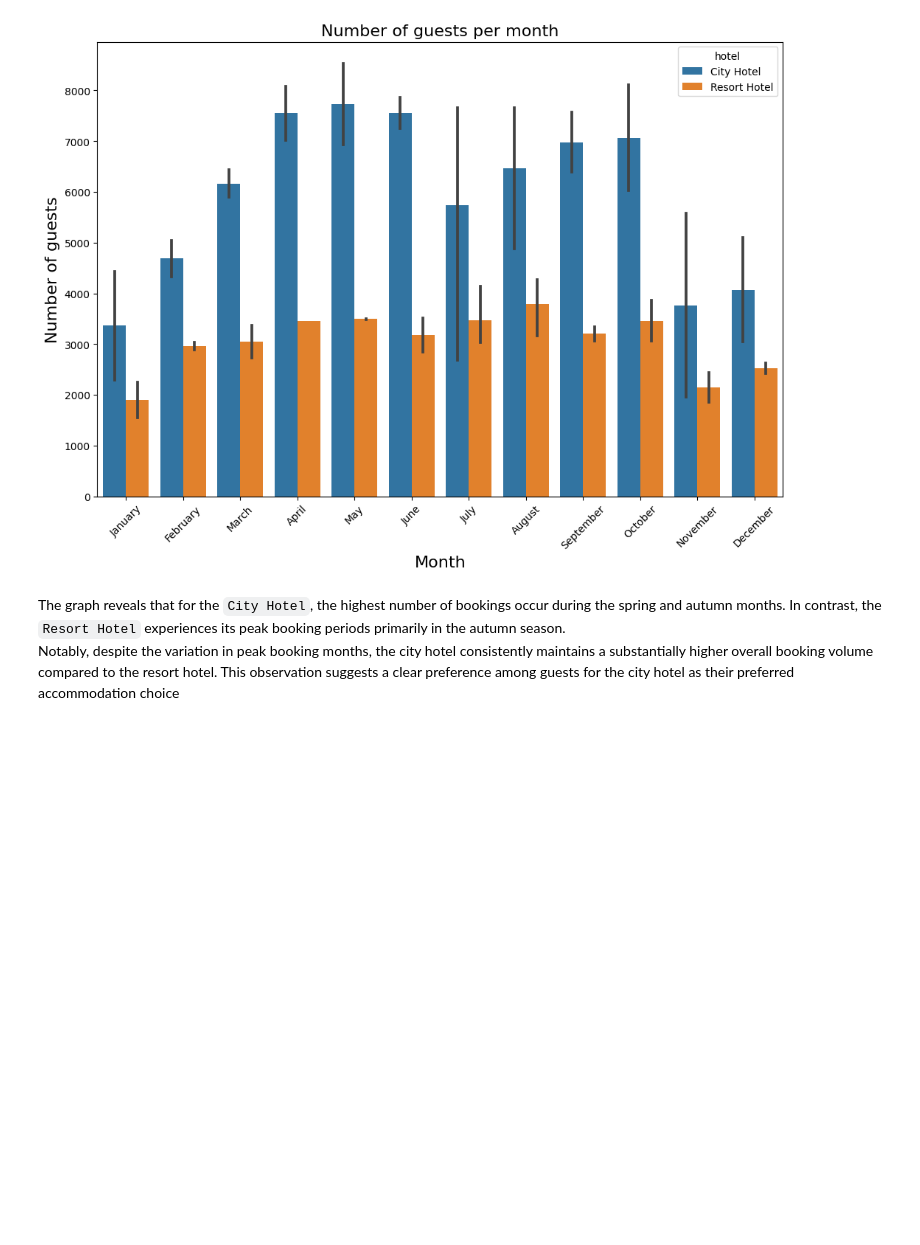
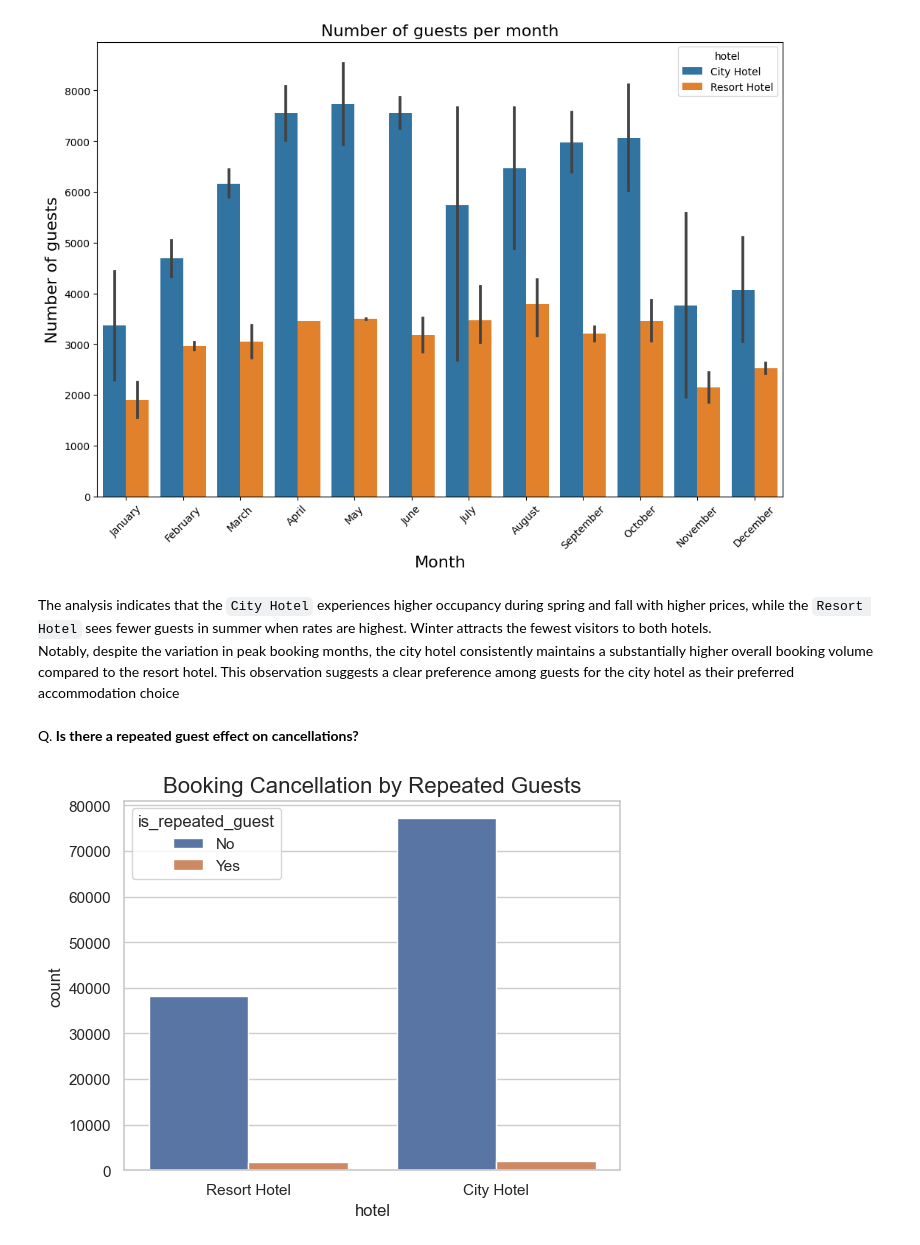
Before and after one commit to Chirag529/Hotel_EDA, a Jupyter notebook: main.ipynb, the cells around one changed output. Cells and saved outputs as stored; diff of their text form; code cells hidden in the pictures; blank space fills up the shorter version.

Commit message:
repeated guest cancelling bookings or not

```diff
--- a/main.ipynb
+++ b/main.ipynb
@@ -586,5 +594,17 @@ plt.show()
 # %% [output]
 [figure]
 # %% [markdown]
-The graph reveals that for the `City Hotel`, the highest number of bookings occur during the spring and autumn months. In contrast, the `Resort Hotel` experiences its peak booking periods primarily in the autumn season. <br />
+The analysis indicates that the `City Hotel` experiences higher occupancy during spring and fall with higher prices, while the `Resort Hotel` sees fewer guests in summer when rates are highest. Winter attracts the fewest visitors to both hotels. <br />
 Notably, despite the variation in peak booking months, the city hotel consistently maintains a substantially higher overall booking volume compared to the resort hotel. This observation suggests a clear preference among guests for the city hotel as their preferred accommodation choice
+# %% [markdown]
+Q. **Is there a repeated guest effect on cancellations?**
+# %%
+# Replace '0' with 'No' and '1' with 'Yes' in the 'is_repeated_guest' column
+df['is_repeated_guest'] = df['is_repeated_guest'].replace({0: 'No', 1: 'Yes'})
+
+# Create a countplot to visualize canceled bookings by hotel and repeated guest status
+sns.set(style="whitegrid")
+plt.title("Booking Cancellation by Repeated Guests", fontdict={'fontsize': 16})
+canceled = sns.countplot(x=df.hotel, hue='is_repeated_guest', data=df)
+# %% [output]
+[figure, added]
```
Also changed, not shown: parts of 3 cells of this notebook.
